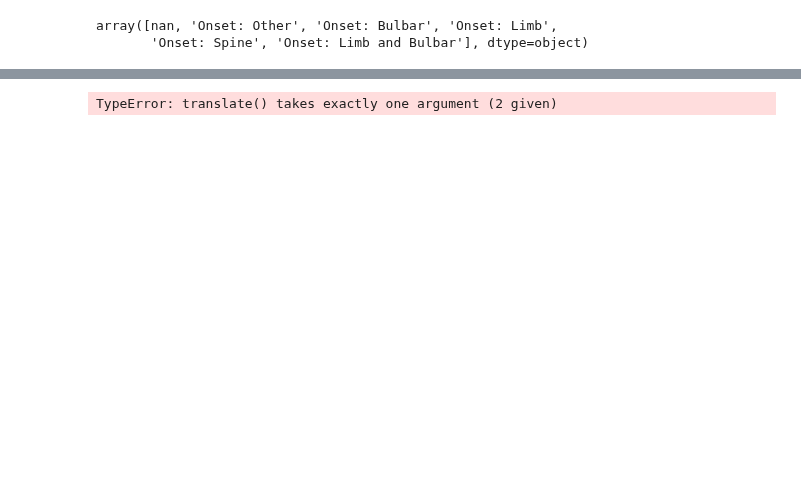
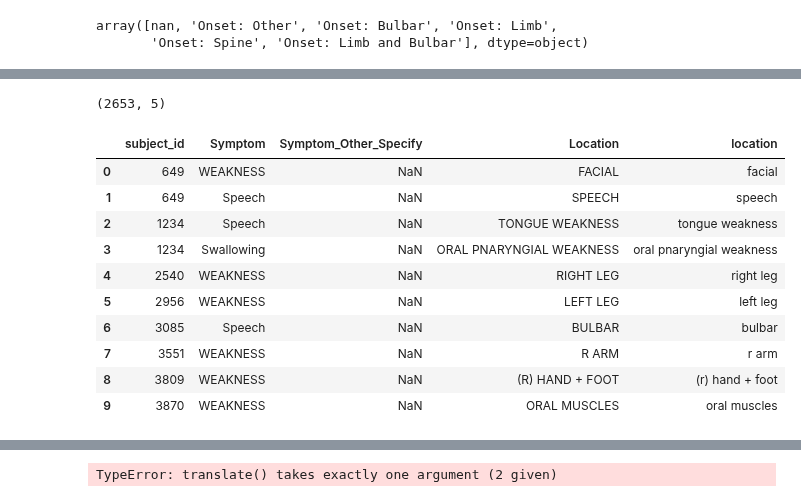
Before and after one commit to ttompk/als, a Jupyter notebook: eda.ipynb, the cells around one changed output, grey strips where cells are left out. Saved outputs shown, nothing was run; the diff lists cells and outputs as text; code cells hidden in the pictures; blank space fills up the shorter version.

```diff
--- a/eda.ipynb
+++ b/eda.ipynb
@@ -304,0 +368,21 @@ history_symptom['onset_side'] = history_symptom['Location']
+# %%
+# delete the empty rows
+history_symptom.dropna(axis=0, inplace=True, thresh=3)
+# %%
+history_symptom.reset_index(inplace=True, drop=True)
+# %%
+print(history_symptom.shape)
+history_symptom.head(10)
+# %% [output]
+(2653, 5)
+|  | subject_id | Symptom | Symptom_Other_Specify | Location | location |
+| 0 | 649 | WEAKNESS | NaN | FACIAL | facial |
+| 1 | 649 | Speech | NaN | SPEECH | speech |
+| 2 | 1234 | Speech | NaN | TONGUE WEAKNESS | tongue weakness |
+| 3 | 1234 | Swallowing | NaN | ORAL PNARYNGIAL WEAKNESS | oral pnaryngial weakness |
+| 4 | 2540 | WEAKNESS | NaN | RIGHT LEG | right leg |
+| 5 | 2956 | WEAKNESS | NaN | LEFT LEG | left leg |
+| 6 | 3085 | Speech | NaN | BULBAR | bulbar |
+| 7 | 3551 | WEAKNESS | NaN | R ARM | r arm |
+| 8 | 3809 | WEAKNESS | NaN | (R) HAND + FOOT | (r) hand + foot |
+| 9 | 3870 | WEAKNESS | NaN | ORAL MUSCLES | oral muscles |
```
Also changed, not shown: parts of 28 cells of this notebook, 1 other file.
